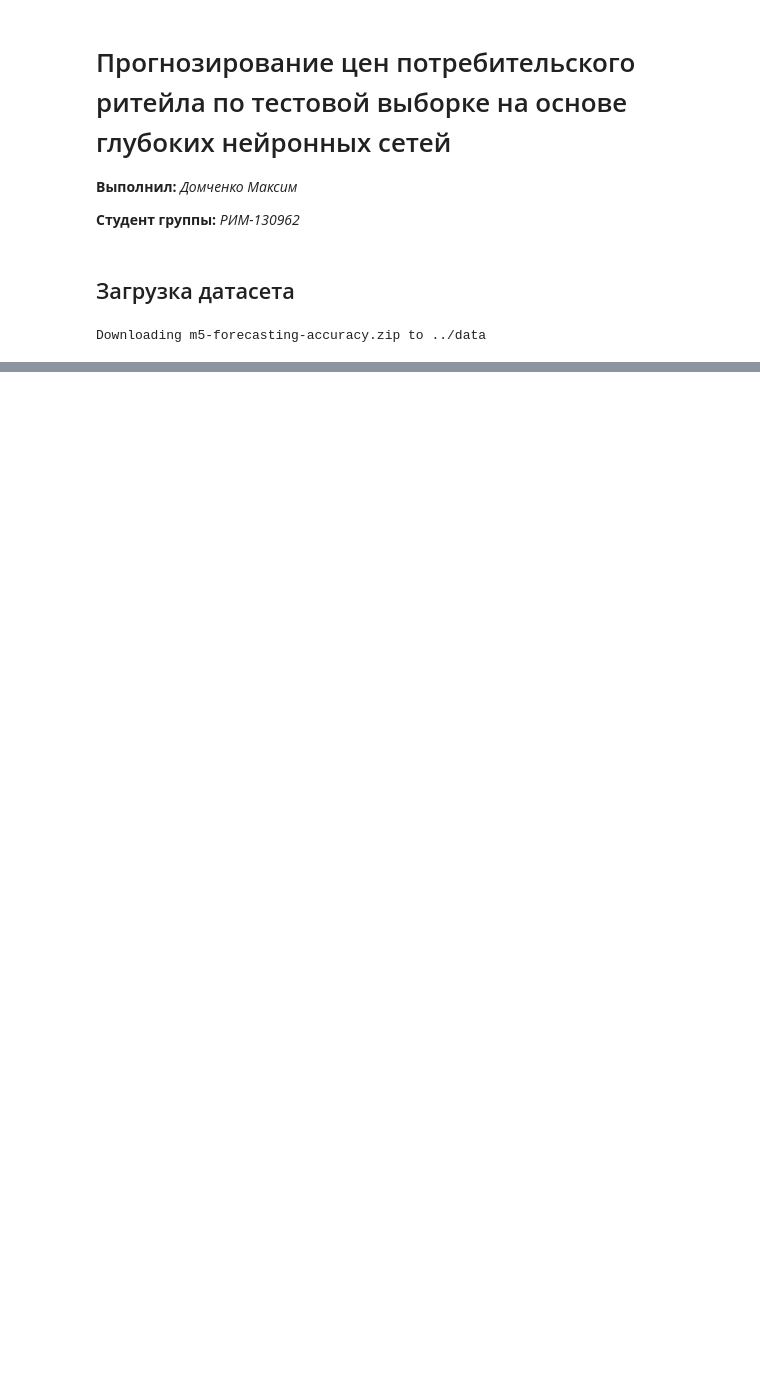
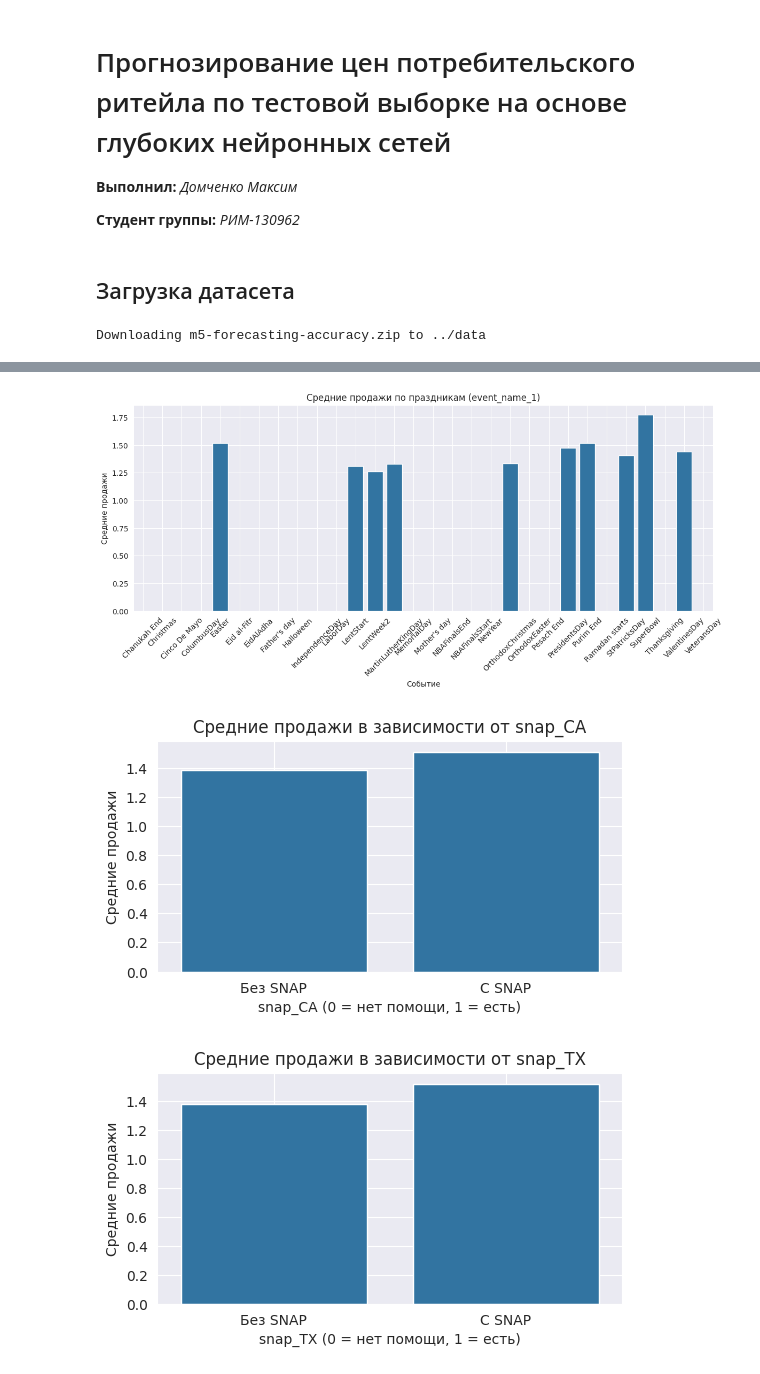
Before and after one commit to DMax-w/price_forecasting, a Jupyter notebook: notebook/dataset.ipynb, the cells around one changed output, grey strips where cells are left out. Saved outputs shown, nothing was run; the diff lists cells and outputs as text; code cells hidden in the pictures; blank space fills up the shorter version.

```diff
--- a/notebook/dataset.ipynb
+++ b/notebook/dataset.ipynb
@@ -100,0 +298,38 @@ display(sales_long[['date', 'item_id', 'store_id', 'sales', 'sell_price']].head(
+# %%
+# ---------- ШАГ 8: Влияние праздников и событий ----------
+# Цель: проанализировать, как продажи изменяются во время праздников и при наличии SNAP-дней
+
+import seaborn as sns
+import matplotlib.pyplot as plt
+
+# --- Средние продажи по событиям ---
+plt.figure(figsize=(14, 5))
+top_events = sales_train['event_name_1'].value_counts().index[:10]
+sns.barplot(
+    data=sales_train[sales_train['event_name_1'].isin(top_events)],
+    x='event_name_1',
+    y='sales',
+    estimator='mean',
+    errorbar=None
+)
+plt.title('Средние продажи по праздникам (event_name_1)')
+plt.xlabel('Событие')
+plt.ylabel('Средние продажи')
+plt.xticks(rotation=45)
+plt.grid(True)
+plt.show()
+
+# --- Влияние SNAP-дней (продуктовая помощь в штатах США) ---
+for snap_col in ['snap_CA', 'snap_TX', 'snap_WI']:
+    plt.figure(figsize=(6, 3))
+    sns.barplot(data=sales_train, x=snap_col, y='sales', estimator='mean', errorbar=None)
+    plt.title(f'Средние продажи в зависимости от {snap_col}')
+    plt.xlabel(f'{snap_col} (0 = нет помощи, 1 = есть)')
+    plt.ylabel('Средние продажи')
+    plt.xticks([0, 1], ['Без SNAP', 'С SNAP'])
+    plt.grid(True)
+    plt.show()
+# %% [output]
+[figure, added]
+[figure, added]
+[figure, added]
```
Also changed, not shown: parts of 16 cells of this notebook, 1 other file.
